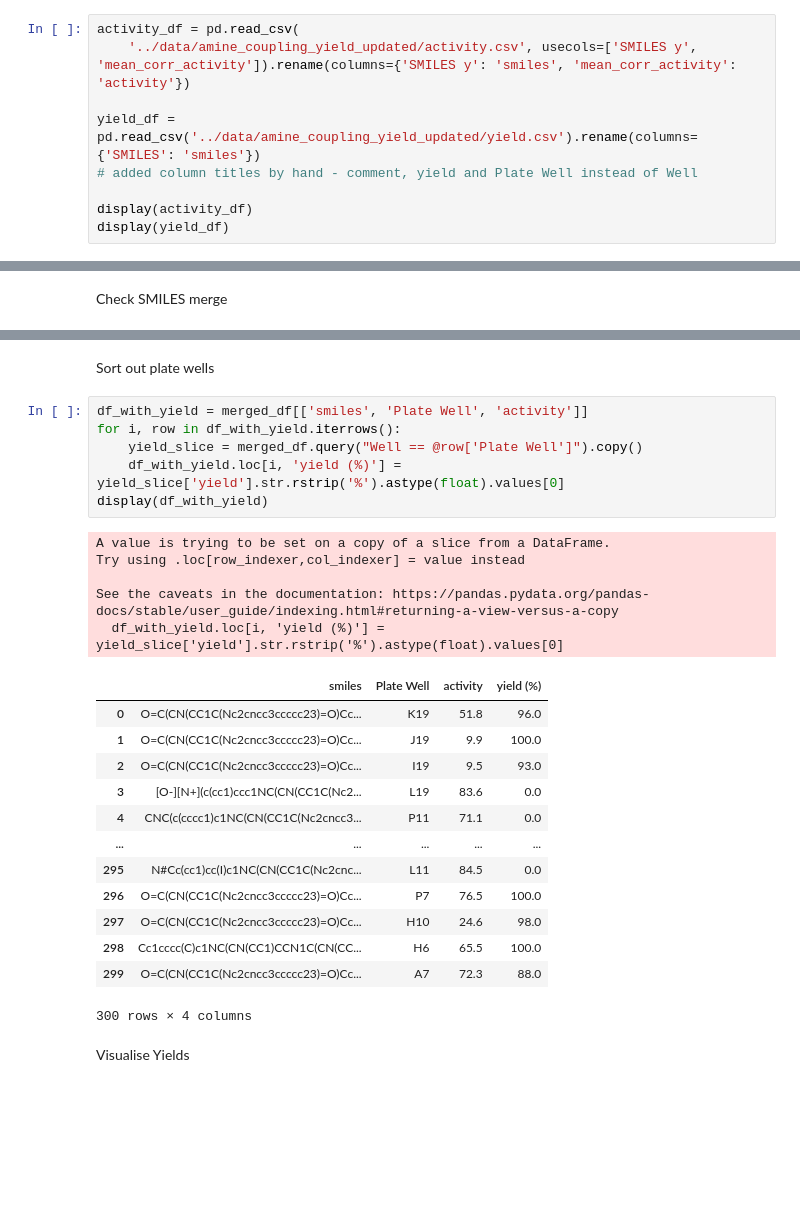
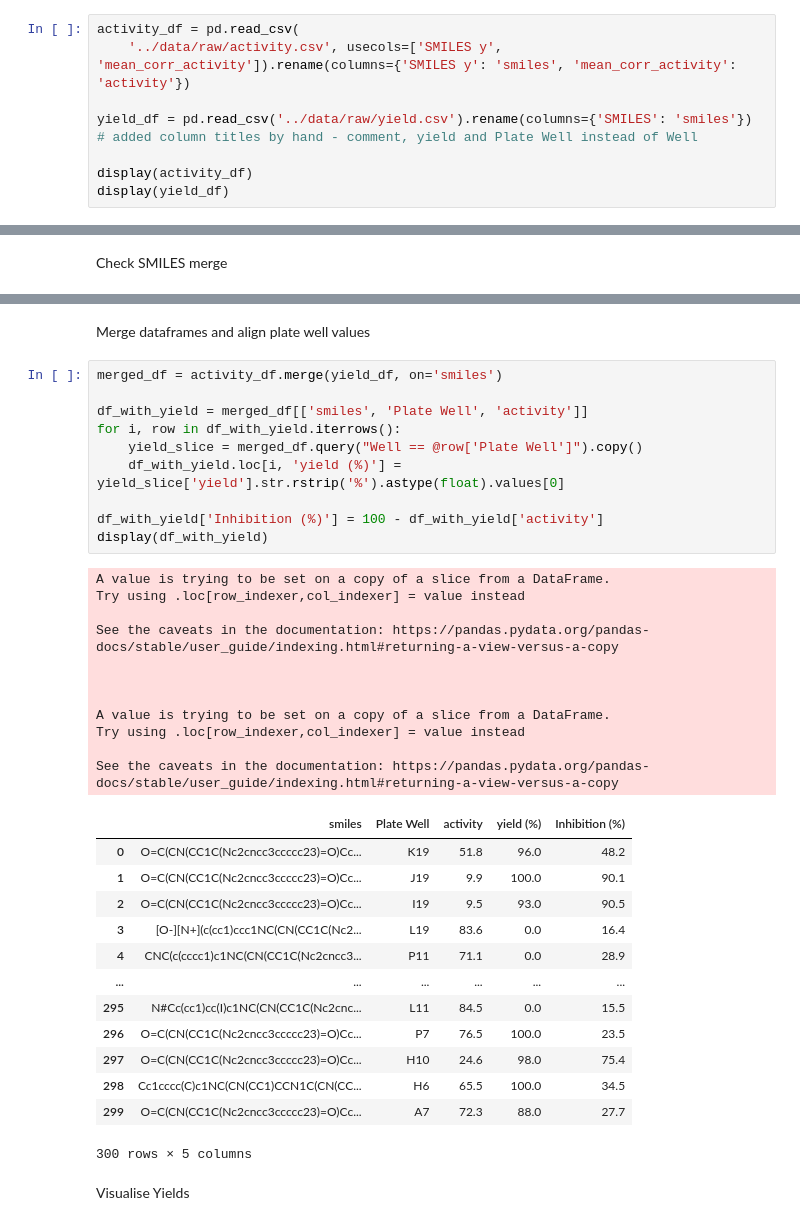
Before and after one commit to wjm41/deconvoluting_low_yield, a Jupyter notebook: notebooks/visualise_new_yields.ipynb, the cells around one changed output, grey strips where cells are left out. Drawn from its saved outputs; the diff is of its cells as text; blank space fills up the shorter version.

```diff
--- a/notebooks/visualise_new_yields.ipynb
+++ b/notebooks/visualise_new_yields.ipynb
@@ -21,9 +17,9 @@ INFO:rdkit:Enabling RDKit 2021.09.4 jupyter extensions
 Load spreadsheets
 # %%
 activity_df = pd.read_csv(
-    '../data/amine_coupling_yield_updated/activity.csv', usecols=['SMILES y', 'mean_corr_activity']).rename(columns={'SMILES y': 'smiles', 'mean_corr_activity': 'activity'})
+    '../data/raw/activity.csv', usecols=['SMILES y', 'mean_corr_activity']).rename(columns={'SMILES y': 'smiles', 'mean_corr_activity': 'activity'})
 
-yield_df = pd.read_csv('../data/amine_coupling_yield_updated/yield.csv').rename(columns={'SMILES': 'smiles'})
+yield_df = pd.read_csv('../data/raw/yield.csv').rename(columns={'SMILES': 'smiles'})
 # added column titles by hand - comment, yield and Plate Well instead of Well
 
 display(activity_df)
@@ -81,29 +56,39 @@ display(merged_df)
-# %% [markdown]
-Sort out plate wells
+# %% [markdown]
+Merge dataframes and align plate well values
 # %%
+merged_df = activity_df.merge(yield_df, on='smiles')
+
 df_with_yield = merged_df[['smiles', 'Plate Well', 'activity']]
 for i, row in df_with_yield.iterrows():
     yield_slice = merged_df.query("Well == @row['Plate Well']").copy()
     df_with_yield.loc[i, 'yield (%)'] = yield_slice['yield'].str.rstrip('%').astype(float).values[0]
+
+df_with_yield['Inhibition (%)'] = 100 - df_with_yield['activity']
 display(df_with_yield)
 # %% [output]
 A value is trying to be set on a copy of a slice from a DataFrame.
 Try using .loc[row_indexer,col_indexer] = value instead
 
 See the caveats in the documentation: https://pandas.pydata.org/pandas-docs/stable/user_guide/indexing.html#returning-a-view-versus-a-copy
-  df_with_yield.loc[i, 'yield (%)'] = yield_slice['yield'].str.rstrip('%').astype(float).values[0]
+
+
+
+A value is trying to be set on a copy of a slice from a DataFrame.
+Try using .loc[row_indexer,col_indexer] = value instead
+
+See the caveats in the documentation: https://pandas.pydata.org/pandas-docs/stable/user_guide/indexing.html#returning-a-view-versus-a-copy
-|  | smiles | Plate Well | activity | yield (%) |
-| 0 | O=C(CN(CC1C(Nc2cncc3ccccc23)=O)Cc... | K19 | 51.8 | 96.0 |
-| 1 | O=C(CN(CC1C(Nc2cncc3ccccc23)=O)Cc... | J19 | 9.9 | 100.0 |
-| 2 | O=C(CN(CC1C(Nc2cncc3ccccc23)=O)Cc... | I19 | 9.5 | 93.0 |
-| 3 | [O-][N+](c(cc1)ccc1NC(CN(CC1C(Nc2... | L19 | 83.6 | 0.0 |
-| 4 | CNC(c(cccc1)c1NC(CN(CC1C(Nc2cncc3... | P11 | 71.1 | 0.0 |
-| ... | ... | ... | ... | ... |
-| 295 | N#Cc(cc1)cc(I)c1NC(CN(CC1C(Nc2cnc... | L11 | 84.5 | 0.0 |
-| 296 | O=C(CN(CC1C(Nc2cncc3ccccc23)=O)Cc... | P7 | 76.5 | 100.0 |
-| 297 | O=C(CN(CC1C(Nc2cncc3ccccc23)=O)Cc... | H10 | 24.6 | 98.0 |
-| 298 | Cc1cccc(C)c1NC(CN(CC1)CCN1C(CN(CC... | H6 | 65.5 | 100.0 |
-| 299 | O=C(CN(CC1C(Nc2cncc3ccccc23)=O)Cc... | A7 | 72.3 | 88.0 |
+|  | smiles | Plate Well | activity | yield (%) | Inhibition (%) |
+| 0 | O=C(CN(CC1C(Nc2cncc3ccccc23)=O)Cc... | K19 | 51.8 | 96.0 | 48.2 |
+| 1 | O=C(CN(CC1C(Nc2cncc3ccccc23)=O)Cc... | J19 | 9.9 | 100.0 | 90.1 |
+| 2 | O=C(CN(CC1C(Nc2cncc3ccccc23)=O)Cc... | I19 | 9.5 | 93.0 | 90.5 |
+| 3 | [O-][N+](c(cc1)ccc1NC(CN(CC1C(Nc2... | L19 | 83.6 | 0.0 | 16.4 |
+| 4 | CNC(c(cccc1)c1NC(CN(CC1C(Nc2cncc3... | P11 | 71.1 | 0.0 | 28.9 |
+| ... | ... | ... | ... | ... | ... |
+| 295 | N#Cc(cc1)cc(I)c1NC(CN(CC1C(Nc2cnc... | L11 | 84.5 | 0.0 | 15.5 |
+| 296 | O=C(CN(CC1C(Nc2cncc3ccccc23)=O)Cc... | P7 | 76.5 | 100.0 | 23.5 |
+| 297 | O=C(CN(CC1C(Nc2cncc3ccccc23)=O)Cc... | H10 | 24.6 | 98.0 | 75.4 |
+| 298 | Cc1cccc(C)c1NC(CN(CC1)CCN1C(CN(CC... | H6 | 65.5 | 100.0 | 34.5 |
+| 299 | O=C(CN(CC1C(Nc2cncc3ccccc23)=O)Cc... | A7 | 72.3 | 88.0 | 27.7 |
-300 rows × 4 columns
+300 rows × 5 columns
 # %% [markdown]
 Visualise Yields
```
Also changed, not shown: parts of 20 cells of this notebook.
